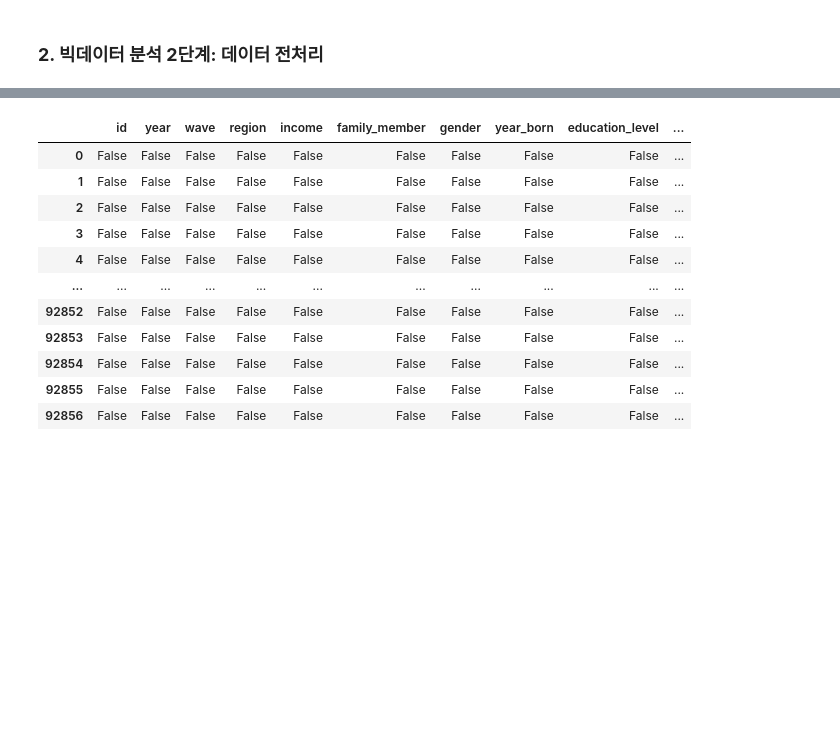
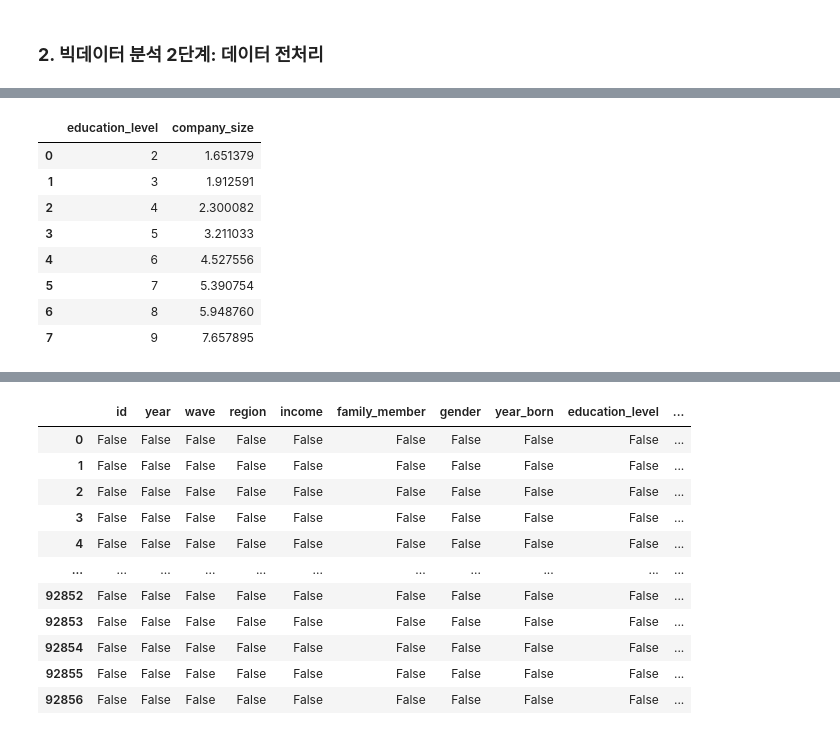
Before and after one commit to awekim/LEC_CoWeekBigData_2023, a Jupyter notebook: CoWeek_PythonBigData_2023.ipynb, the cells around one changed output, grey strips where cells are left out. Saved outputs shown, nothing was run; the diff lists cells and outputs as text; code cells hidden in the pictures; blank space fills up the shorter version.

```diff
--- a/CoWeek_PythonBigData_2023.ipynb
+++ b/CoWeek_PythonBigData_2023.ipynb
@@ -176,0 +249,15 @@ Index(['id', 'year', 'wave', 'region', 'income', 'family_member', 'gender',
+# %%
+# 교육 수준과 기업 크기간의
+kor_df_edu = kor_df.groupby('education_level')
+kor_df_edu_sum = kor_df_edu['company_size'].mean().reset_index()
+kor_df_edu_sum
+# %% [output]
+|  | education_level | company_size |
+| 0 | 2 | 1.651379 |
+| 1 | 3 | 1.912591 |
+| 2 | 4 | 2.300082 |
+| 3 | 5 | 3.211033 |
+| 4 | 6 | 4.527556 |
+| 5 | 7 | 5.390754 |
+| 6 | 8 | 5.948760 |
+| 7 | 9 | 7.657895 |
```
Also changed, not shown: parts of 10 cells of this notebook, 2 other files.
